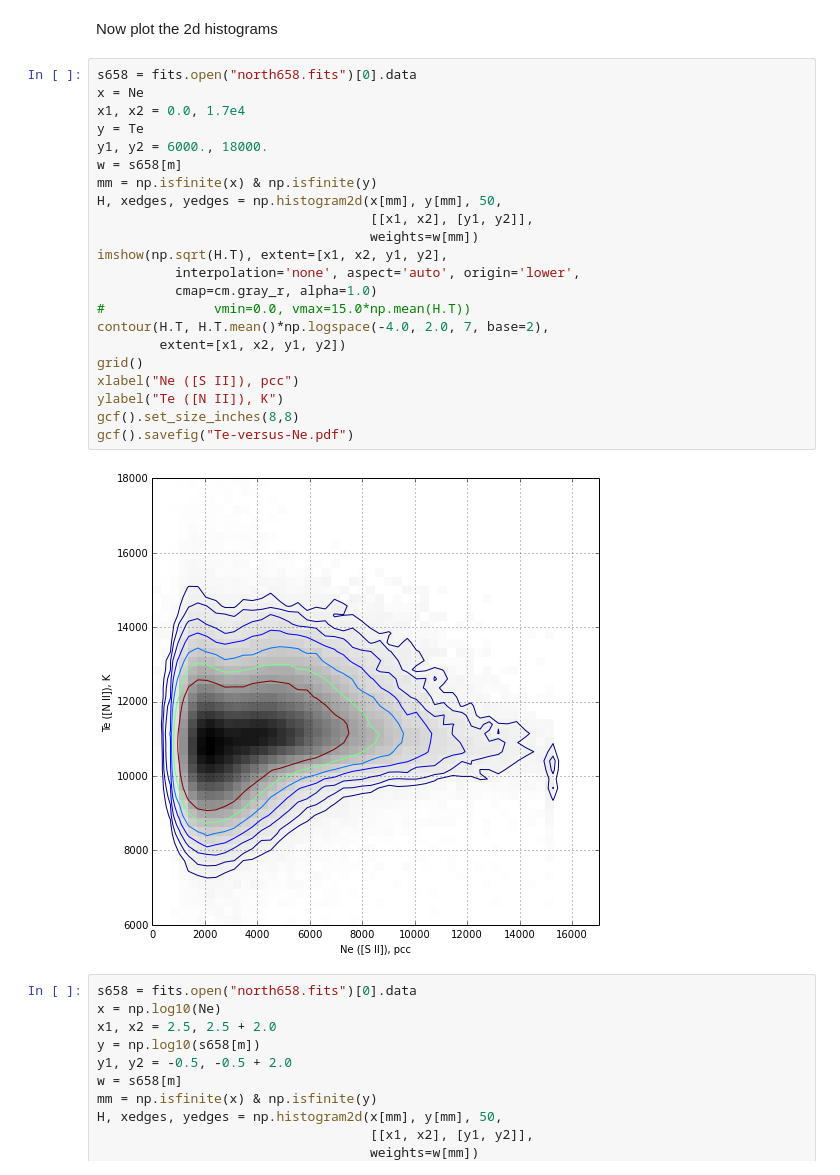
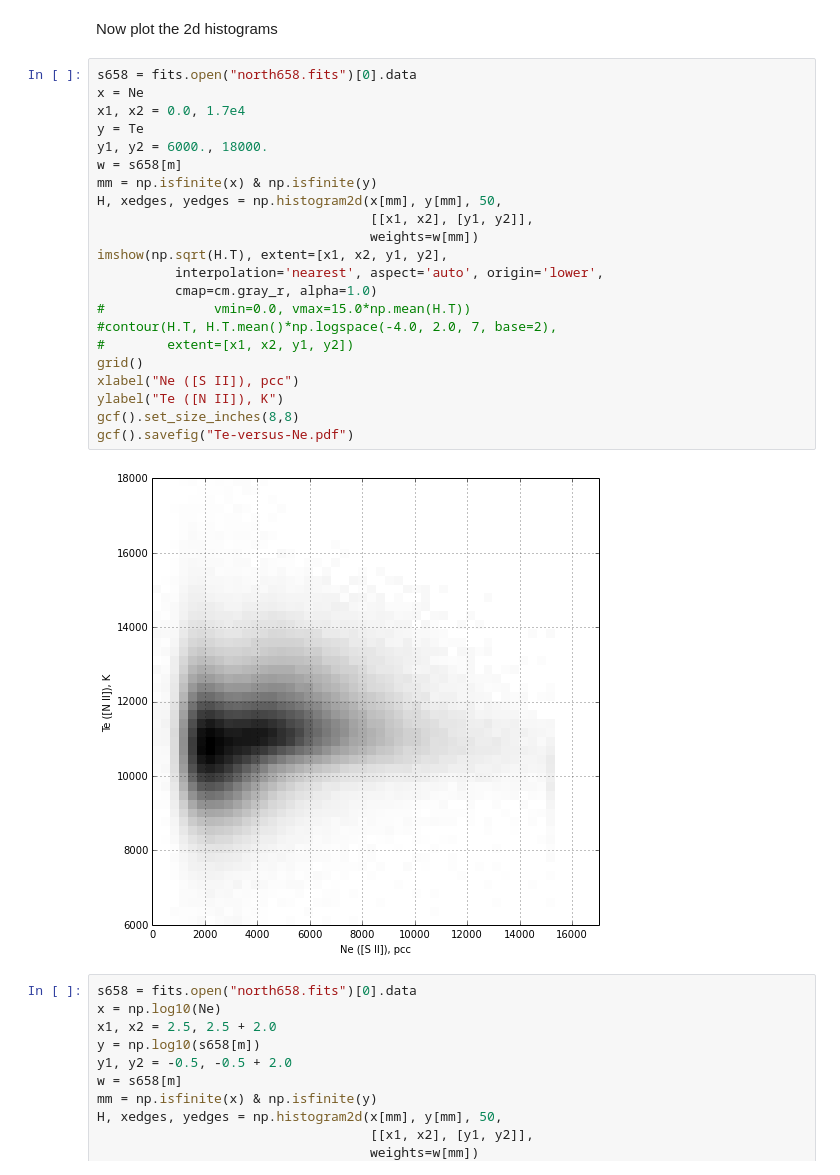
Before and after one commit to deprecated/orion-tsq, a Jupyter notebook: WFC3 images exploration.ipynb, the cells around one changed output. Cells and saved outputs as stored; diff of their text form.

```diff
--- a/WFC3 images exploration.ipynb
+++ b/WFC3 images exploration.ipynb
@@ -677,27 +677,27 @@ Now plot the 2d histograms
 # %%
 s658 = fits.open("north658.fits")[0].data
 x = Ne
 x1, x2 = 0.0, 1.7e4
 y = Te
 y1, y2 = 6000., 18000.
 w = s658[m]
 mm = np.isfinite(x) & np.isfinite(y)
 H, xedges, yedges = np.histogram2d(x[mm], y[mm], 50,
                                    [[x1, x2], [y1, y2]],
                                    weights=w[mm])
 imshow(np.sqrt(H.T), extent=[x1, x2, y1, y2],
-          interpolation='none', aspect='auto', origin='lower',
+          interpolation='nearest', aspect='auto', origin='lower',
           cmap=cm.gray_r, alpha=1.0)
 #              vmin=0.0, vmax=15.0*np.mean(H.T))
-contour(H.T, H.T.mean()*np.logspace(-4.0, 2.0, 7, base=2),
-        extent=[x1, x2, y1, y2])
+#contour(H.T, H.T.mean()*np.logspace(-4.0, 2.0, 7, base=2),
+#        extent=[x1, x2, y1, y2])
 grid()
 xlabel("Ne ([S II]), pcc")
 ylabel("Te ([N II]), K")
 gcf().set_size_inches(8,8)
 gcf().savefig("Te-versus-Ne.pdf")
 # %% [output]
-[figure, old version]
+[figure, new version]
 # %%
 s658 = fits.open("north658.fits")[0].data
 x = np.log10(Ne)
```
Also changed, not shown: parts of 40 cells of this notebook, 6 other files.
